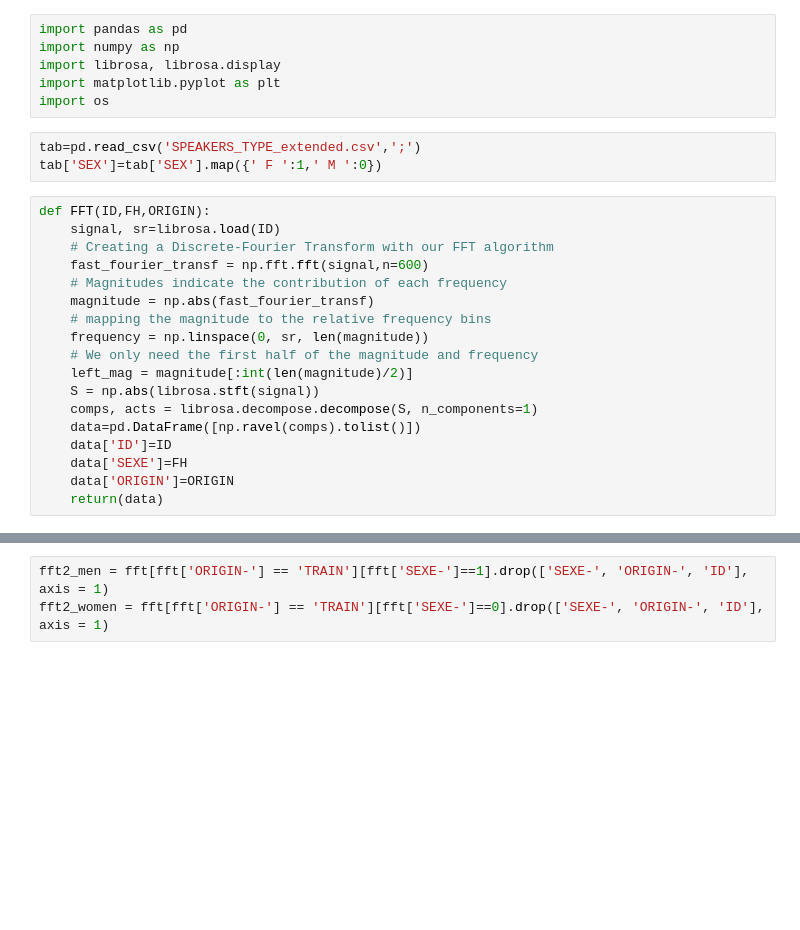
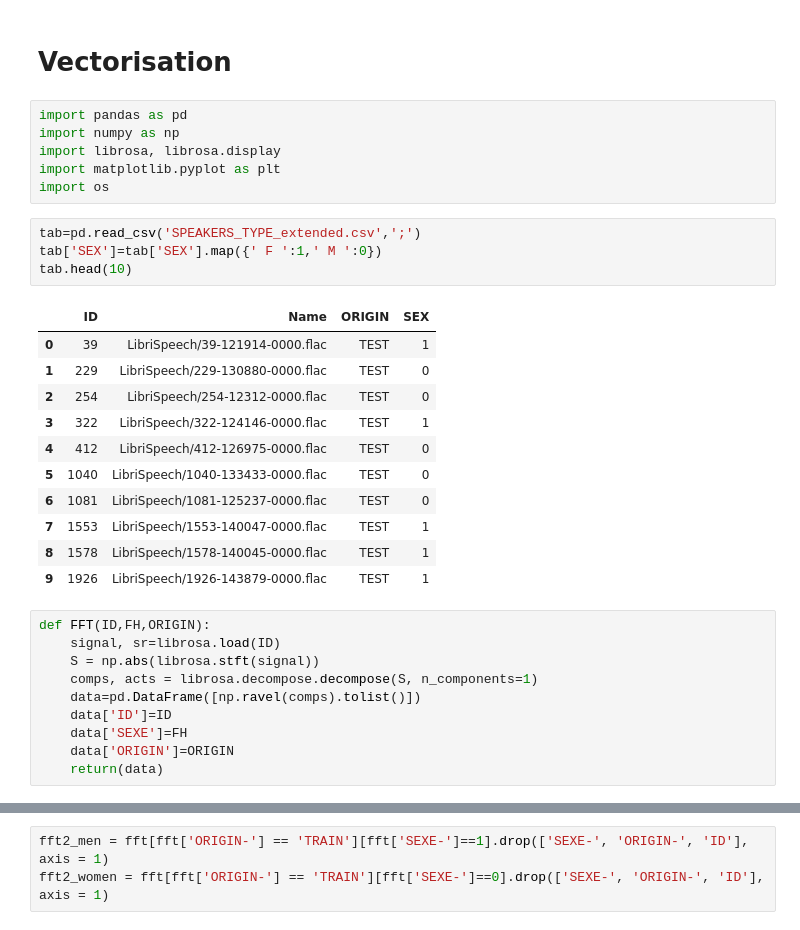
Before and after one commit to corentinpla/hackathon-statup-2022, a Jupyter notebook: Reconnaissance Femme_Homme/3.Vectorisation_sélection.ipynb, the cells around one changed output, grey strips where cells are left out. Drawn from its saved outputs; the diff is of its cells as text; blank space fills up the shorter version.

```diff
--- a/Reconnaissance Femme_Homme/3.Vectorisation_sélection.ipynb
+++ b/Reconnaissance Femme_Homme/3.Vectorisation_sélection.ipynb
@@ -1,3 +1,5 @@
+# %% [markdown]
+# Vectorisation
 # %%
 import pandas as pd
 import numpy as np
@@ -7,17 +9,22 @@ import os
 # %%
 tab=pd.read_csv('SPEAKERS_TYPE_extended.csv',';')
 tab['SEX']=tab['SEX'].map({' F ':1,' M ':0})
+tab.head(10)
+# %% [output]
+|  | ID | Name | ORIGIN | SEX |
+| 0 | 39 | LibriSpeech/39-121914-0000.flac | TEST | 1 |
+| 1 | 229 | LibriSpeech/229-130880-0000.flac | TEST | 0 |
+| 2 | 254 | LibriSpeech/254-12312-0000.flac | TEST | 0 |
+| 3 | 322 | LibriSpeech/322-124146-0000.flac | TEST | 1 |
+| 4 | 412 | LibriSpeech/412-126975-0000.flac | TEST | 0 |
+| 5 | 1040 | LibriSpeech/1040-133433-0000.flac | TEST | 0 |
+| 6 | 1081 | LibriSpeech/1081-125237-0000.flac | TEST | 0 |
+| 7 | 1553 | LibriSpeech/1553-140047-0000.flac | TEST | 1 |
+| 8 | 1578 | LibriSpeech/1578-140045-0000.flac | TEST | 1 |
+| 9 | 1926 | LibriSpeech/1926-143879-0000.flac | TEST | 1 |
 # %%
 def FFT(ID,FH,ORIGIN):
     signal, sr=librosa.load(ID)
-    # Creating a Discrete-Fourier Transform with our FFT algorithm
-    fast_fourier_transf = np.fft.fft(signal,n=600)
-    # Magnitudes indicate the contribution of each frequency
-    magnitude = np.abs(fast_fourier_transf)
-    # mapping the magnitude to the relative frequency bins
-    frequency = np.linspace(0, sr, len(magnitude))
-    # We only need the first half of the magnitude and frequency
-    left_mag = magnitude[:int(len(magnitude)/2)]
     S = np.abs(librosa.stft(signal))
     comps, acts = librosa.decompose.decompose(S, n_components=1)
     data=pd.DataFrame([np.ravel(comps).tolist()])
```
Also changed, not shown: parts of 5 cells of this notebook, 2 other files.
